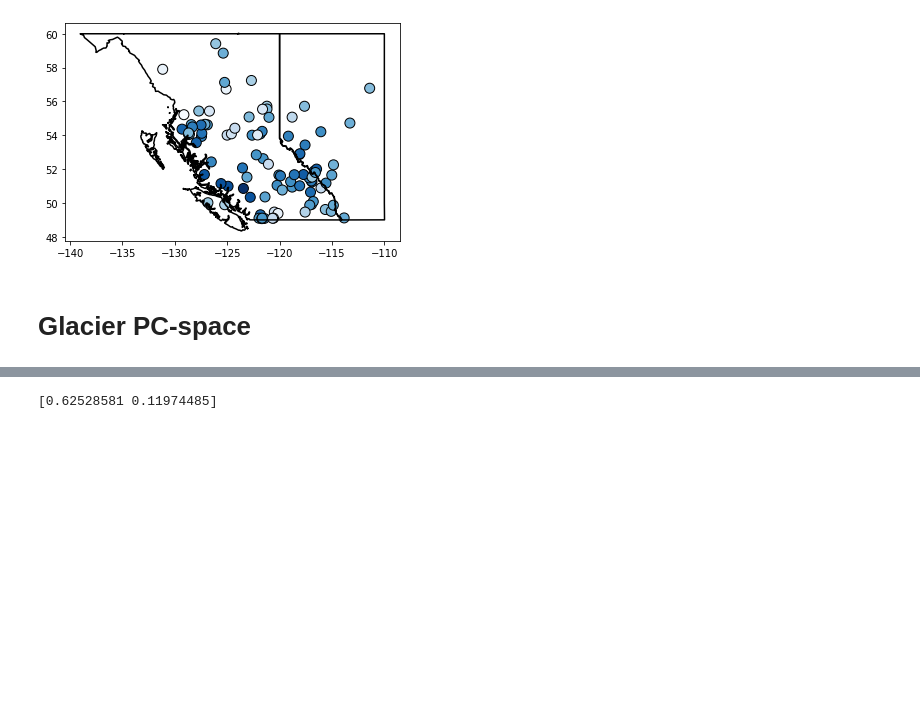
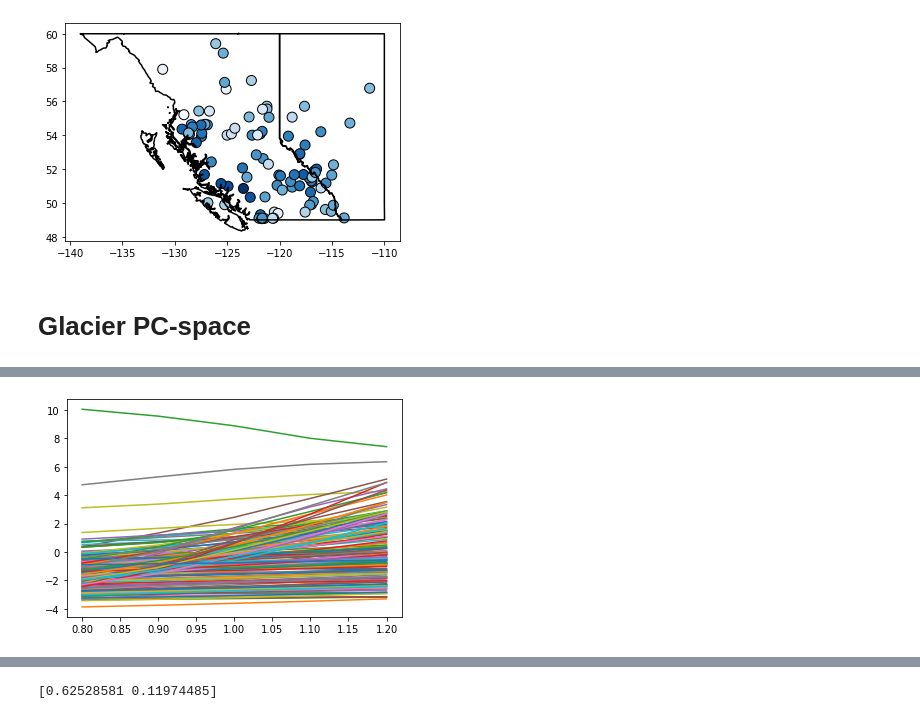
Before and after one commit to andersonsam/cnn_lstm_interpret, a Jupyter notebook: glacier_PC_space.ipynb, the cells around one changed output, grey strips where cells are left out. Saved outputs shown, nothing was run; the diff lists cells and outputs as text; code cells hidden in the pictures; blank space fills up the shorter version.

```diff
--- a/glacier_PC_space.ipynb
+++ b/glacier_PC_space.ipynb
@@ -1588,0 +2353,8 @@ f_seasonal_yearly_P[:,stationInds_north,:,:] = f_seasonal_yearly_north_P
+# %%
+inds = np.argwhere(stationPG>0.1).squeeze()
+inds = np.argwhere(stationPG==0).squeeze()
+
+plt.plot(P_perturbs,PC0_P_mean[inds,:].T)
+plt.show()
+# %% [output]
+[figure, added]
```
Also changed, not shown: parts of 26 cells of this notebook.
